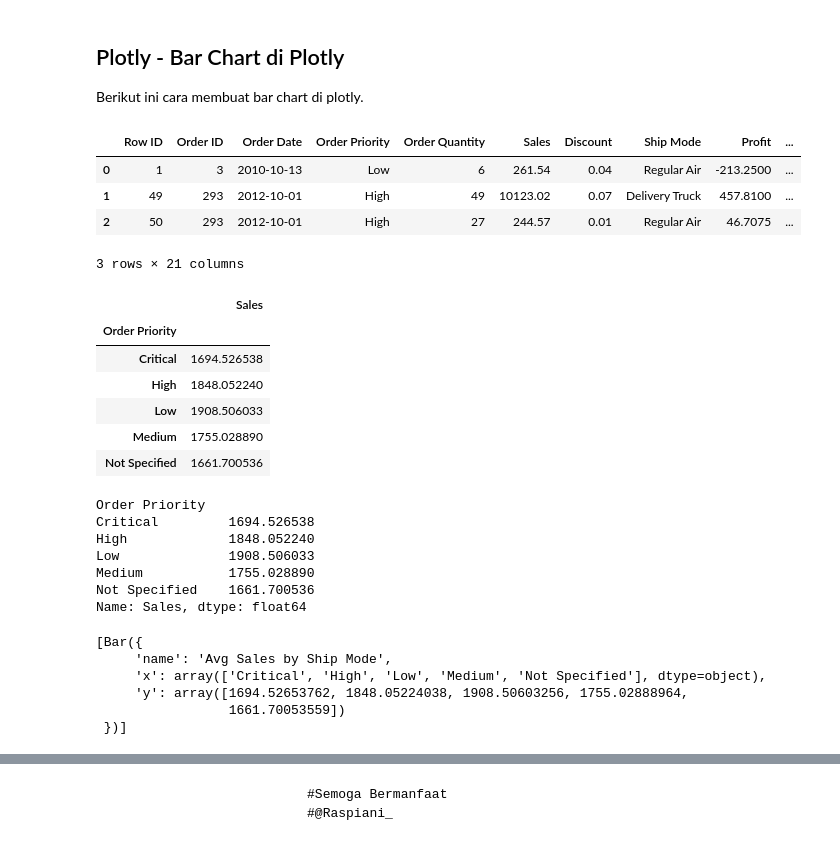
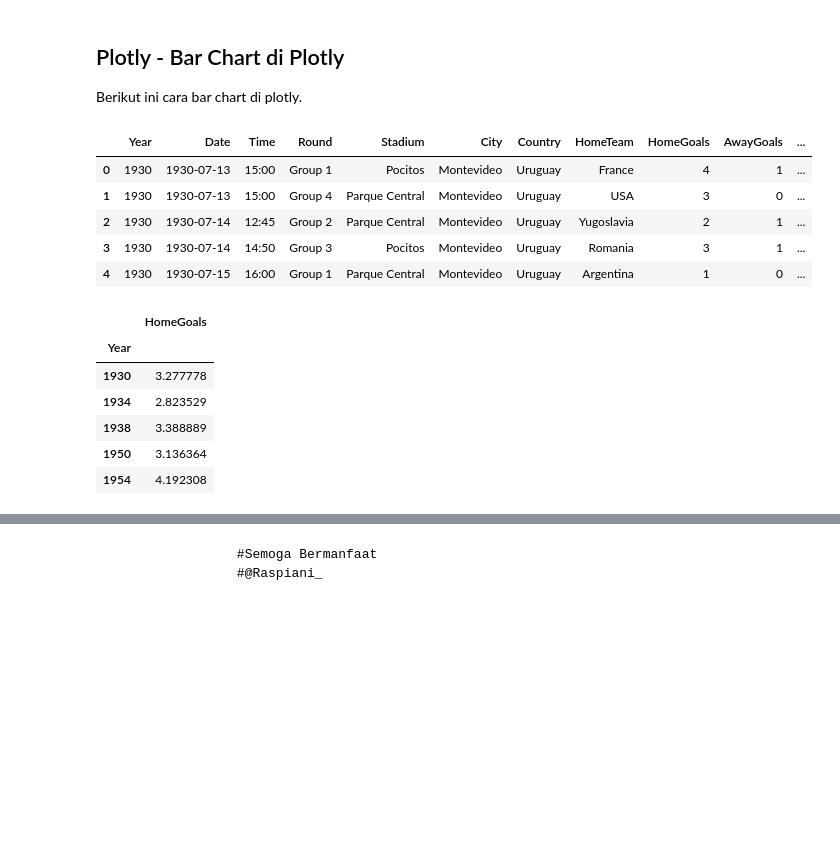
Before and after one commit to Raspiani/Plotly, a Jupyter notebook: Plotly - Bar Chart di Plotly.ipynb, the cells around one changed output, grey strips where cells are left out. Saved outputs shown, nothing was run; the diff lists cells and outputs as text; code cells hidden in the pictures; blank space fills up the shorter version.

```diff
--- a/Plotly - Bar Chart di Plotly.ipynb
+++ b/Plotly - Bar Chart di Plotly.ipynb
@@ -1,7 +1,6 @@
 # %% [markdown]
 ## Plotly - Bar Chart di Plotly
-
-Berikut ini cara membuat bar chart di plotly.
+Berikut ini cara bar chart di plotly.
 # %%
 #memasukan modul yang digunakan
 import pandas as pd
@@ -9,36 +8,26 @@ import plotly.offline as po
 import plotly.graph_objs as go
 # %%
 #memasukan data
-data = pd.read_excel('sales.xls', 0)
-data.head(3)
+fifa = pd.read_excel('world_cup_results.xlsx')
+fifa.head()
 # %% [output]
-|  | Row ID | Order ID | Order Date | Order Priority | Order Quantity | Sales | Discount | Ship Mode | Profit | ... |
-| 0 | 1 | 3 | 2010-10-13 | Low | 6 | 261.54 | 0.04 | Regular Air | -213.2500 | ... |
-| 1 | 49 | 293 | 2012-10-01 | High | 49 | 10123.02 | 0.07 | Delivery Truck | 457.8100 | ... |
-| 2 | 50 | 293 | 2012-10-01 | High | 27 | 244.57 | 0.01 | Regular Air | 46.7075 | ... |
+|  | Year | Date | Time | Round | Stadium | City | Country | HomeTeam | HomeGoals | AwayGoals | ... |
+| 0 | 1930 | 1930-07-13 | 15:00 | Group 1 | Pocitos | Montevideo | Uruguay | France | 4 | 1 | ... |
+| 1 | 1930 | 1930-07-13 | 15:00 | Group 4 | Parque Central | Montevideo | Uruguay | USA | 3 | 0 | ... |
+| 2 | 1930 | 1930-07-14 | 12:45 | Group 2 | Parque Central | Montevideo | Uruguay | Yugoslavia | 2 | 1 | ... |
+| 3 | 1930 | 1930-07-14 | 14:50 | Group 3 | Pocitos | Montevideo | Uruguay | Romania | 3 | 1 | ... |
+| 4 | 1930 | 1930-07-15 | 16:00 | Group 1 | Parque Central | Montevideo | Uruguay | Argentina | 1 | 0 | ... |
-3 rows × 21 columns
 # %%
-#membuat pivot table antara kolom sales dan order priority
-order_priority = pd.pivot_table(data, values='Sales', index='Order Priority')
-order_priority
+#membuat pivot tabel dari kolom HomeGoals dan AwayGoals
+fifa_hg = pd.pivot_table(fifa, values = 'HomeGoals', index = 'Year')
+fifa_hg.head()
 # %% [output]
-|  | Sales |
-| Order Priority |  |
-| Critical | 1694.526538 |
-| High | 1848.052240 |
-| Low | 1908.506033 |
-| Medium | 1755.028890 |
-| Not Specified | 1661.700536 |
+|  | HomeGoals |
+| Year |  |
+| 1930 | 3.277778 |
+| 1934 | 2.823529 |
+| 1938 | 3.388889 |
+| 1950 | 3.136364 |
+| 1954 | 4.192308 |
-# %%
-#melihat kolom order priority
-order_priority.Sales
-# %% [output]
-Order Priority
-Critical         1694.526538
-High             1848.052240
-Low              1908.506033
-Medium           1755.028890
-Not Specified    1661.700536
-Name: Sales, dtype: float64
 # %%
 #mendefinisikan data di plotly
@@ -47,13 +37,3 @@ data = [go.Bar(
 )]
-# %%
-#melihat hasil data
-data
-# %% [output]
-[Bar({
-     'name': 'Avg Sales by Ship Mode',
-     'x': array(['Critical', 'High', 'Low', 'Medium', 'Not Specified'], dtype=object),
-     'y': array([1694.52653762, 1848.05224038, 1908.50603256, 1755.02888964,
-                 1661.70053559])
- })]
 # %%
 #mendefinisikan layout
```
Also changed, not shown: parts of 6 cells of this notebook, 1 other file.
